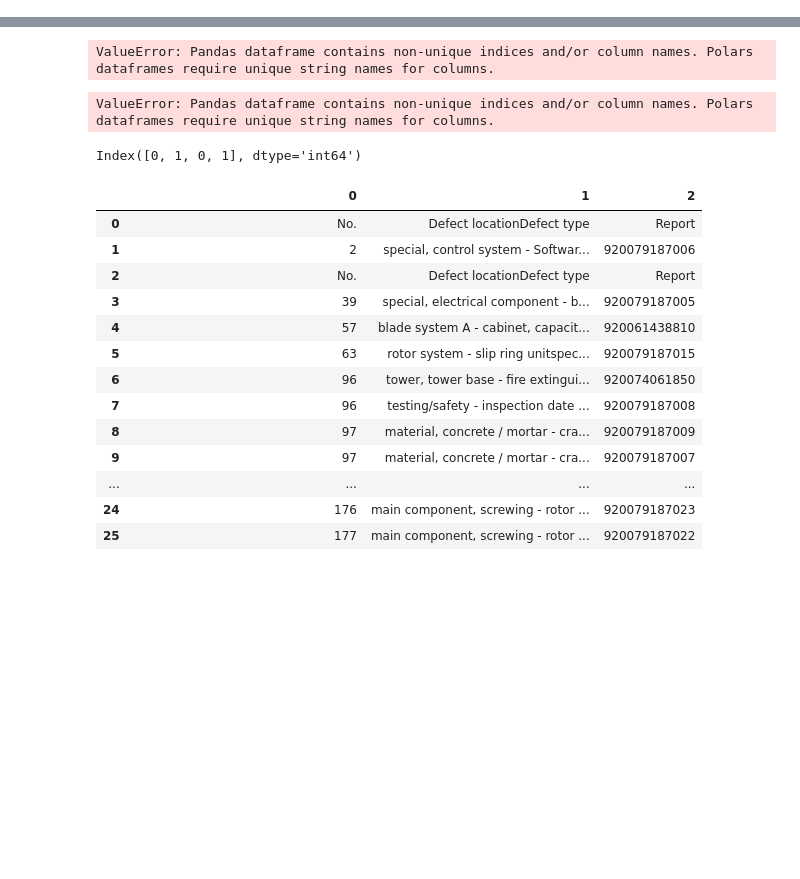
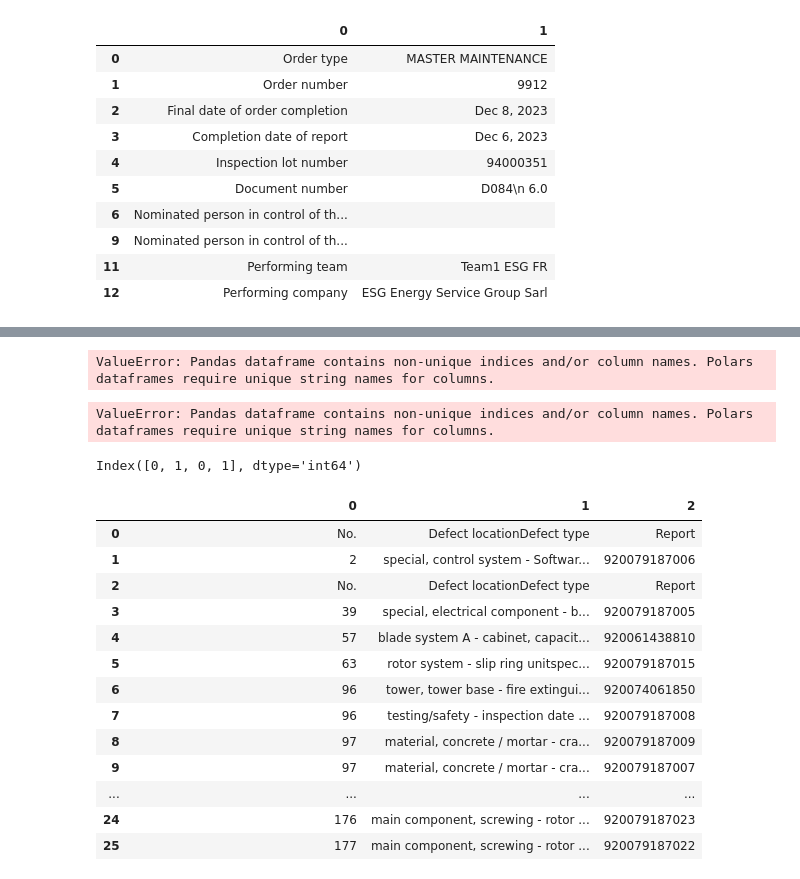
Before and after one commit to davidbreau-wpd/data_ing_cert, a Jupyter notebook: PARSER.ipynb, the cells around one changed output, grey strips where cells are left out. Cells and saved outputs as stored; diff of their text form; code cells hidden in the pictures; blank space fills up the shorter version.

Commit message:
Recoding enercon parser up 09-06

```diff
--- a/PARSER.ipynb
+++ b/PARSER.ipynb
@@ -10,3 +6,20 @@ import polars as pl
+# %%
+report = EnerconParser(Path("data/enercon/input") / "enercon_master_example.pdf")
+order_details = report._get_details_on_order()
+# %%
+CSVFormatter.merge_continuation_rows(order_details, new_line=False)
+# %% [output]
+|  | 0 | 1 |
+| 0 | Order type | MASTER MAINTENANCE |
+| 1 | Order number | 9912 |
+| 2 | Final date of order completion | Dec 8, 2023 |
+| 3 | Completion date of report | Dec 6, 2023 |
+| 4 | Inspection lot number | 94000351 |
+| 5 | Document number | D084\n 6.0 |
+| 6 | Nominated person in control of th... |  |
+| 9 | Nominated person in control of th... |  |
+| 11 | Performing team | Team1 ESG FR |
+| 12 | Performing company | ESG Energy Service Group Sarl |
 # %%
 pdf_path = str(Path("data/enercon/input") / "enercon_master_example.pdf")
 master_data_params = {
```
Also changed, not shown: parts of 5 cells of this notebook, 12 other files.
